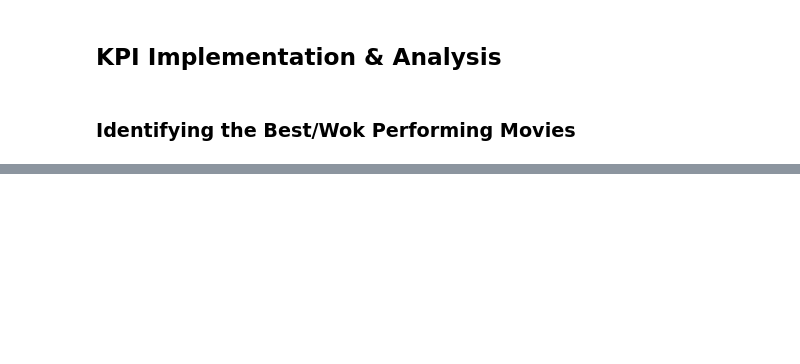
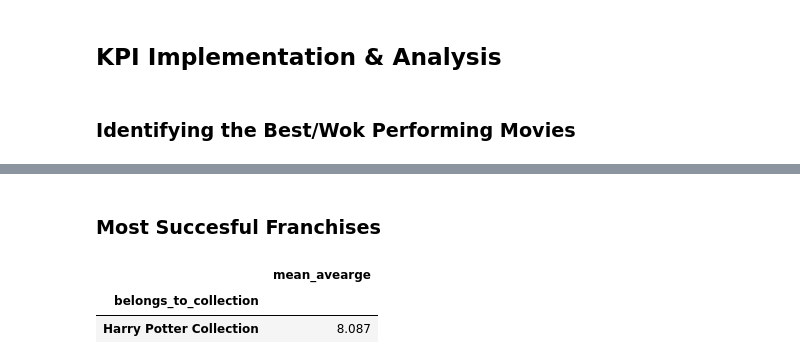
Before and after one commit to GEssuman/data-engineering-labs, a Jupyter notebook: notebook/jupiter_lab.ipynb, the cells around one changed output, grey strips where cells are left out. Saved outputs shown, nothing was run; the diff lists cells and outputs as text; code cells hidden in the pictures; blank space fills up the shorter version.

```diff
--- a/notebook/jupiter_lab.ipynb
+++ b/notebook/jupiter_lab.ipynb
@@ -379,0 +396,29 @@ Name: 0, dtype: object
+# %% [markdown]
+### Most Succesful Franchises
+# %%
+## Based on total number of movies in franchise
+most_successfull_in_franchise_by = reordered_movies_df.groupby('belongs_to_collection')['id'].count().sort_values(ascending=False).head(1)
+
+## Based on total number of movies and mean budget in franchise
+reordered_movies_df.groupby('belongs_to_collection')[['id', 'budget_musd']].agg({
+    'id': 'count',
+    'budget_musd': 'mean'
+}).sort_values(['id', 'budget_musd'], ascending=False)\
+       .rename(columns={'id':'total_movies','budget_musd': 'mean_budget_musd'}).head(1)
+
+## Based on total number of movies and mean revenue in franchise
+reordered_movies_df.groupby('belongs_to_collection')[['id', 'revenue_musd']].agg({
+    'id': 'count',
+    'revenue_musd': 'mean'
+}).sort_values(['id', 'revenue_musd'], ascending=False)\
+    .rename(columns={'id':'total_movies','revenue_musd': 'mean_revenue_musd'}).head(1)
+
+## Based on total number of movies and mean revenue in franchise
+reordered_movies_df.groupby('belongs_to_collection')[['id', 'vote_average']].agg({
+    'vote_average': 'mean'
+}).sort_values([ 'vote_average'], ascending=False)\
+    .rename(columns={'vote_average':'mean_avearge'}).head(1)
+# %% [output]
+|  | mean_avearge |
+| belongs_to_collection |  |
+| Harry Potter Collection | 8.087 |
```
Also changed, not shown: parts of 7 cells of this notebook.
